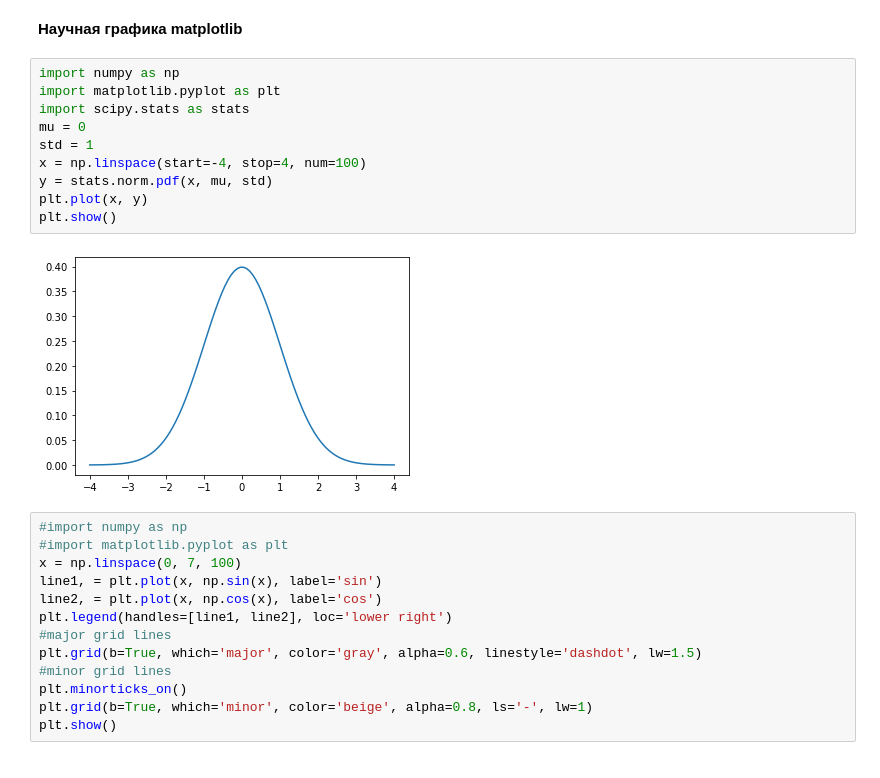
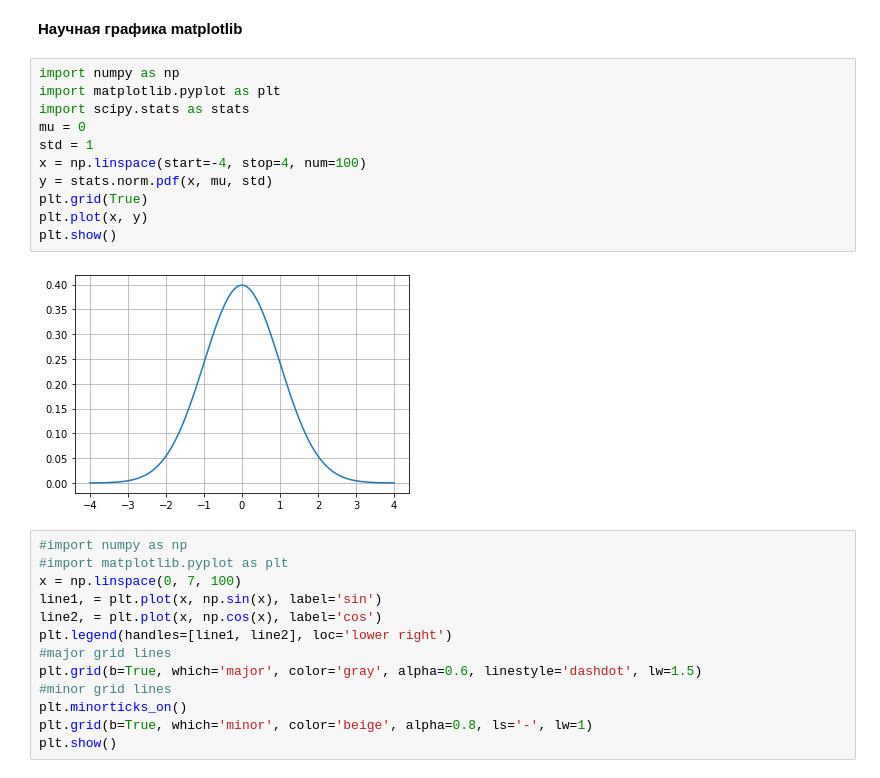
Before and after one commit to mykespb/edu, a Jupyter notebook: condabooks/pystart-graphics-01.ipynb, the cells around one changed output. Saved outputs shown, nothing was run; the diff lists cells and outputs as text.

Commit message:
images conversion

```diff
--- a/condabooks/pystart-graphics-01.ipynb
+++ b/condabooks/pystart-graphics-01.ipynb
@@ -55,15 +108,16 @@ t.done()
 # %%
 import numpy as np
 import matplotlib.pyplot as plt
 import scipy.stats as stats
 mu = 0
 std = 1
 x = np.linspace(start=-4, stop=4, num=100)
 y = stats.norm.pdf(x, mu, std)
+plt.grid(True)
 plt.plot(x, y)
 plt.show()
 # %% [output]
-[figure, old version]
+[figure, new version]
 # %%
 #import numpy as np
 #import matplotlib.pyplot as plt
```
Also changed, not shown: parts of 19 cells of this notebook, 1 other file.
